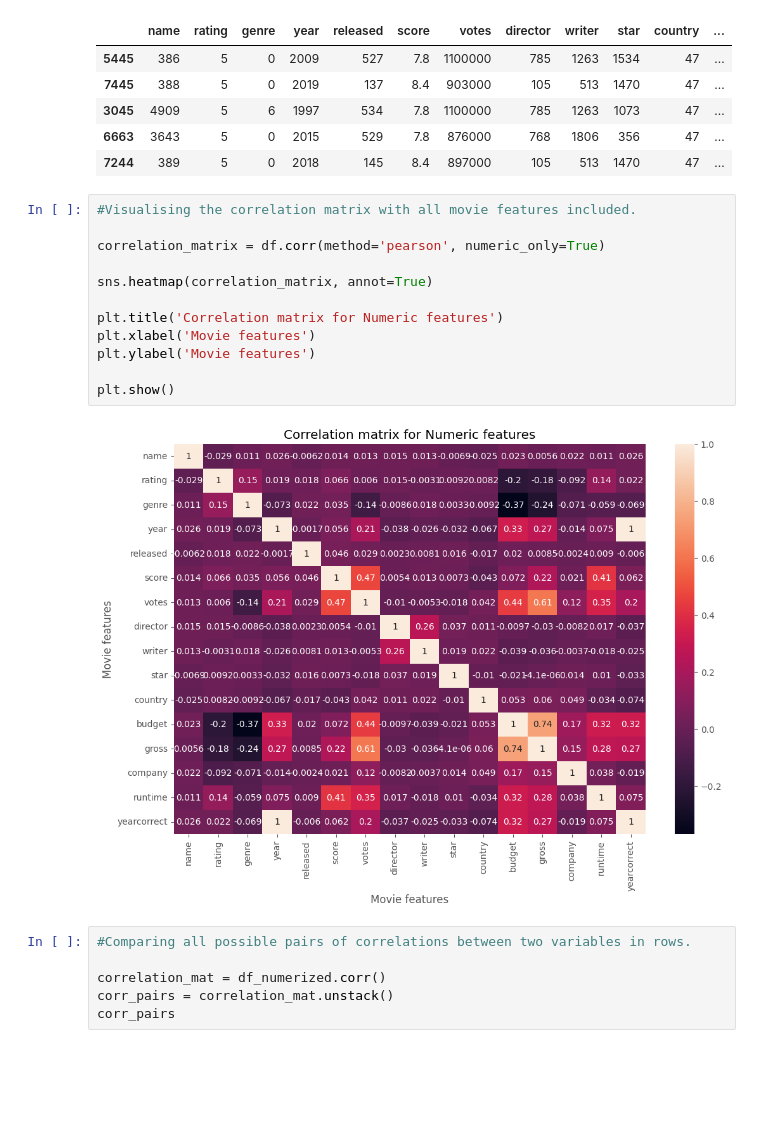
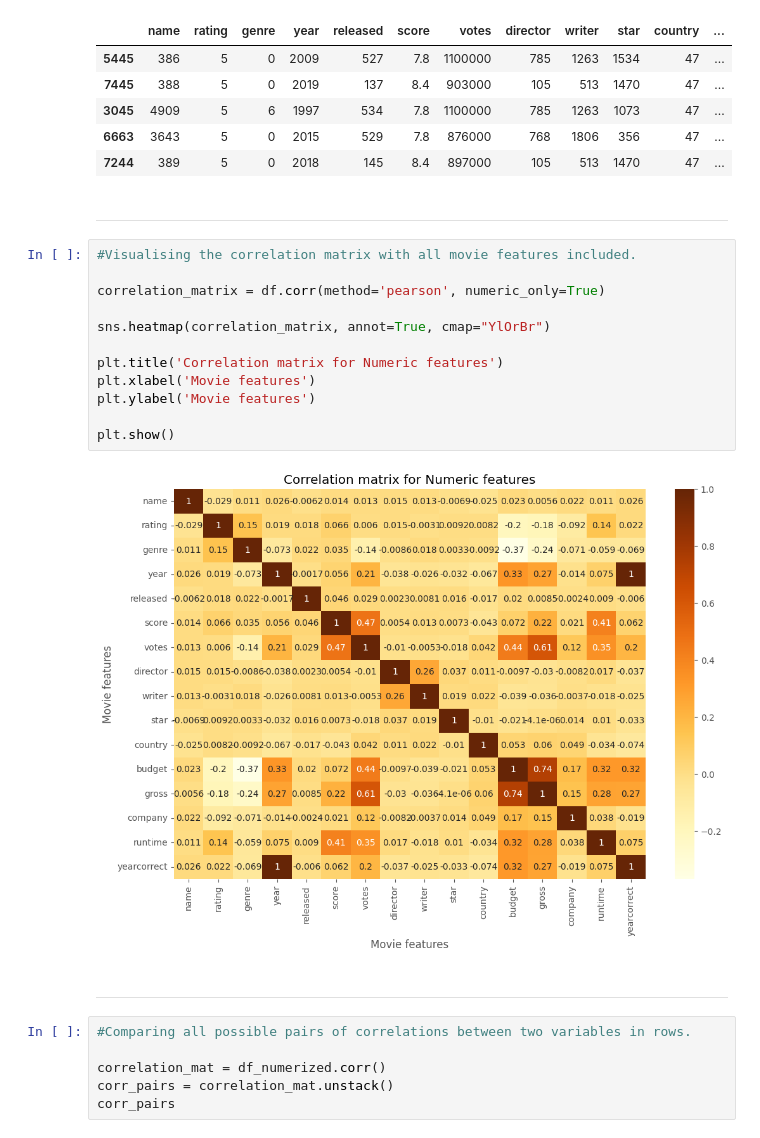
Before and after one commit to natashaely/Movie-Industry-Correlation-Project, a Jupyter notebook: Movie_Industry_Correlation_Project.ipynb, the cells around one changed output. Cells and saved outputs as stored; diff of their text form; blank space fills up the shorter version.

```diff
--- a/Movie_Industry_Correlation_Project.ipynb
+++ b/Movie_Industry_Correlation_Project.ipynb
@@ -225,20 +241,28 @@ df_numerized.head()
 | 3045 | 4909 | 5 | 6 | 1997 | 534 | 7.8 | 1100000 | 785 | 1263 | 1073 | 47 | ... |
 | 6663 | 3643 | 5 | 0 | 2015 | 529 | 7.8 | 876000 | 768 | 1806 | 356 | 47 | ... |
 | 7244 | 389 | 5 | 0 | 2018 | 145 | 8.4 | 897000 | 105 | 513 | 1470 | 47 | ... |
+# %% [markdown]
+
+
+---
 # %%
 #Visualising the correlation matrix with all movie features included.
 
 correlation_matrix = df.corr(method='pearson', numeric_only=True)
 
-sns.heatmap(correlation_matrix, annot=True)
+sns.heatmap(correlation_matrix, annot=True, cmap="YlOrBr")
 
 plt.title('Correlation matrix for Numeric features')
 plt.xlabel('Movie features')
 plt.ylabel('Movie features')
 
 plt.show()
 # %% [output]
-[figure, old version]
+[figure, new version]
+# %% [markdown]
+
+
+---
 # %%
 #Comparing all possible pairs of correlations between two variables in rows.
 
```
Also changed, not shown: parts of 15 cells of this notebook.
